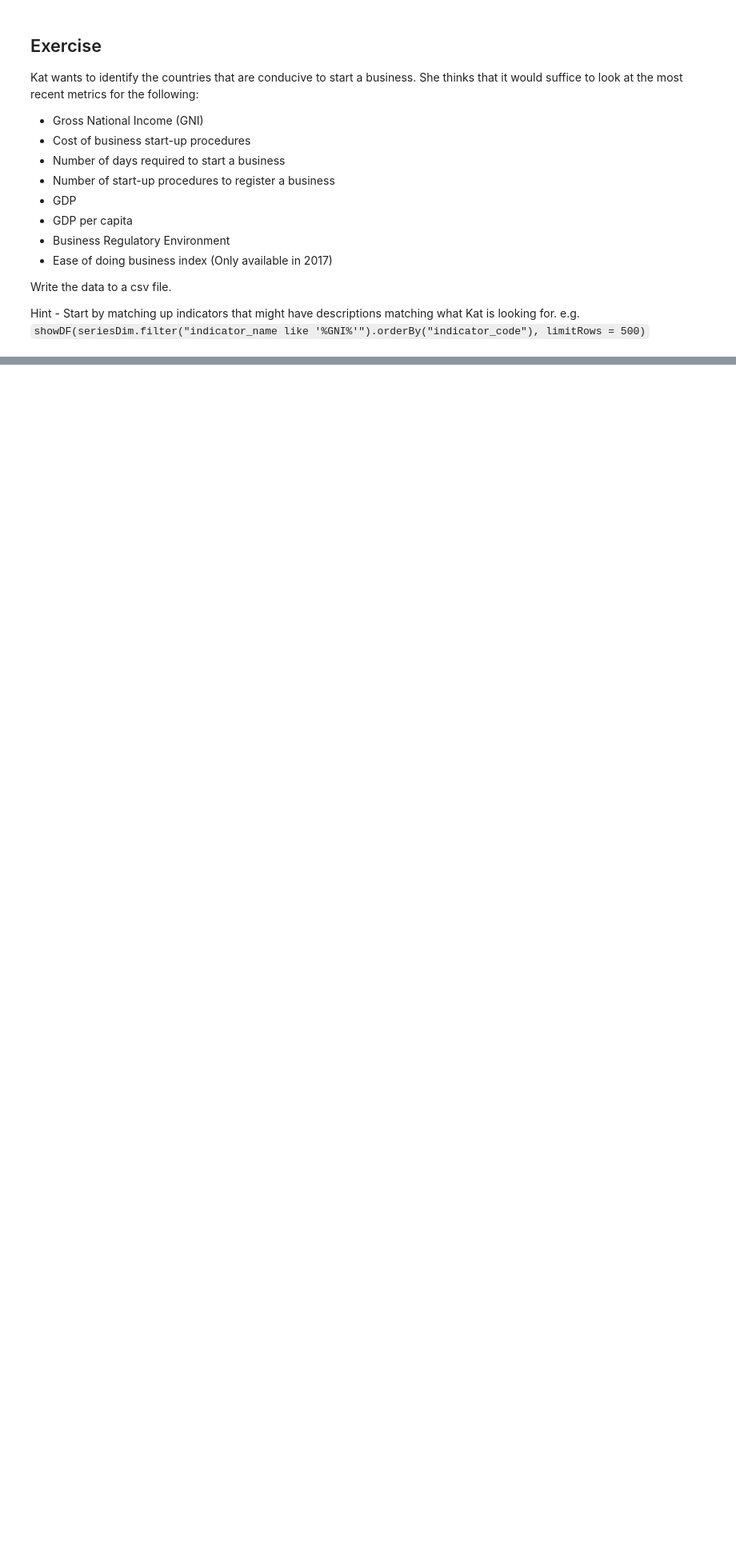
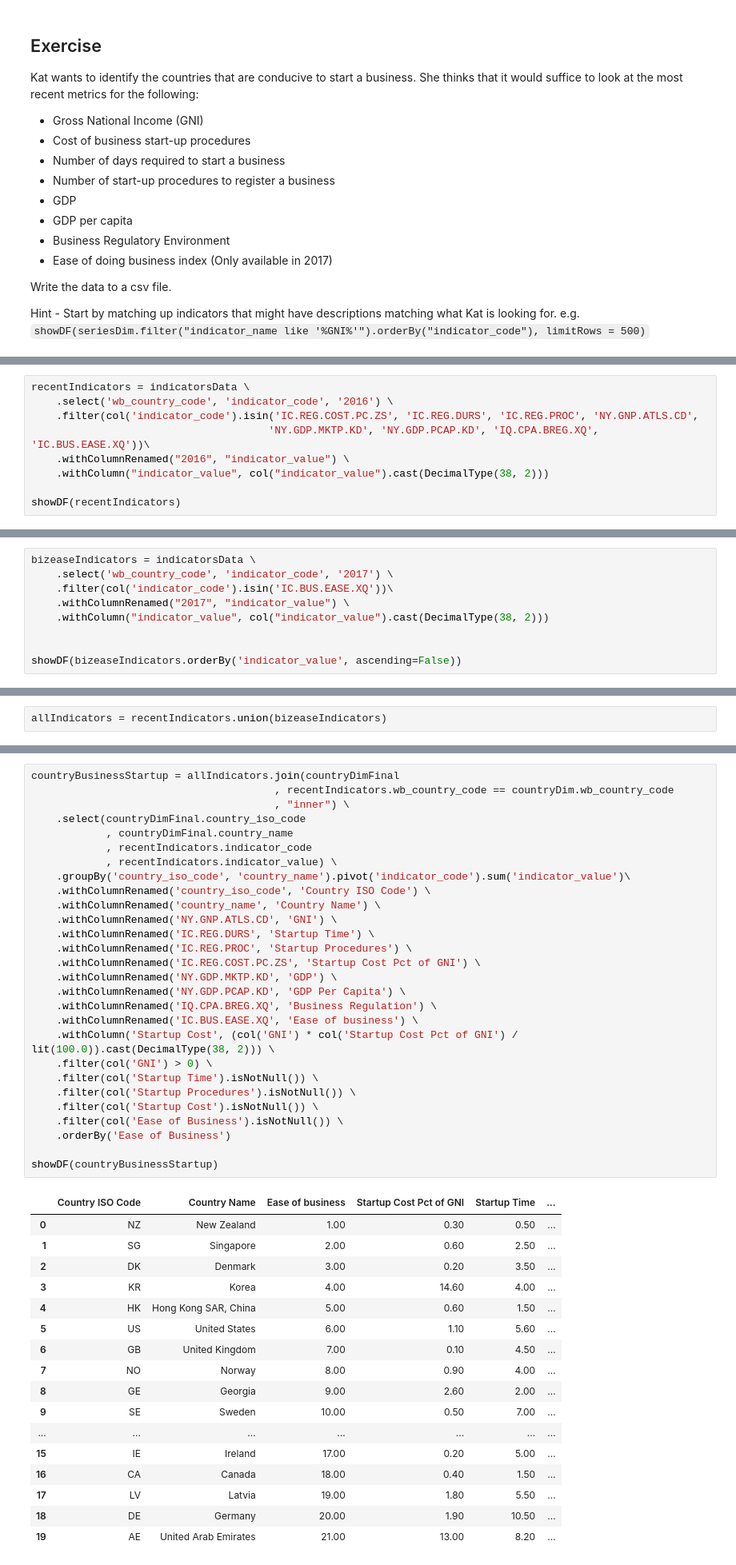
Before and after one commit to ajupton/WIBD-Workshops-2018, a Jupyter notebook: Data Engineering/WDI/notebooks/Data Engineering - Part 2.ipynb, the cells around one changed output, grey strips where cells are left out. Shown at 80% size. Drawn from its saved outputs; the diff is of its cells as text; blank space fills up the shorter version.

```diff
--- a/Data Engineering/WDI/notebooks/Data Engineering - Part 2.ipynb
+++ b/Data Engineering/WDI/notebooks/Data Engineering - Part 2.ipynb
@@ -567,0 +909,9 @@ Hint - Start by matching up indicators that might have descriptions matching wha
+# %%
+recentIndicators = indicatorsData \
+    .select('wb_country_code', 'indicator_code', '2016') \
+    .filter(col('indicator_code').isin('IC.REG.COST.PC.ZS', 'IC.REG.DURS', 'IC.REG.PROC', 'NY.GNP.ATLS.CD',
+                                      'NY.GDP.MKTP.KD', 'NY.GDP.PCAP.KD', 'IQ.CPA.BREG.XQ', 'IC.BUS.EASE.XQ'))\
+    .withColumnRenamed("2016", "indicator_value") \
+    .withColumn("indicator_value", col("indicator_value").cast(DecimalType(38, 2)))
+
+showDF(recentIndicators)
@@ -567,0 +936,9 @@ Hint - Start by matching up indicators that might have descriptions matching wha
+# %%
+bizeaseIndicators = indicatorsData \
+    .select('wb_country_code', 'indicator_code', '2017') \
+    .filter(col('indicator_code').isin('IC.BUS.EASE.XQ'))\
+    .withColumnRenamed("2017", "indicator_value") \
+    .withColumn("indicator_value", col("indicator_value").cast(DecimalType(38, 2)))
+
+
+showDF(bizeaseIndicators.orderBy('indicator_value', ascending=False))
@@ -567,0 +963,2 @@ Hint - Start by matching up indicators that might have descriptions matching wha
+# %%
+allIndicators = recentIndicators.union(bizeaseIndicators)
@@ -567,0 +1006,46 @@ Hint - Start by matching up indicators that might have descriptions matching wha
+# %%
+countryBusinessStartup = allIndicators.join(countryDimFinal
+                                       , recentIndicators.wb_country_code == countryDim.wb_country_code
+                                       , "inner") \
+    .select(countryDimFinal.country_iso_code
+            , countryDimFinal.country_name
+            , recentIndicators.indicator_code
+            , recentIndicators.indicator_value) \
+    .groupBy('country_iso_code', 'country_name').pivot('indicator_code').sum('indicator_value')\
+    .withColumnRenamed('country_iso_code', 'Country ISO Code') \
+    .withColumnRenamed('country_name', 'Country Name') \
+    .withColumnRenamed('NY.GNP.ATLS.CD', 'GNI') \
+    .withColumnRenamed('IC.REG.DURS', 'Startup Time') \
+    .withColumnRenamed('IC.REG.PROC', 'Startup Procedures') \
+    .withColumnRenamed('IC.REG.COST.PC.ZS', 'Startup Cost Pct of GNI') \
+    .withColumnRenamed('NY.GDP.MKTP.KD', 'GDP') \
+    .withColumnRenamed('NY.GDP.PCAP.KD', 'GDP Per Capita') \
+    .withColumnRenamed('IQ.CPA.BREG.XQ', 'Business Regulation') \
+    .withColumnRenamed('IC.BUS.EASE.XQ', 'Ease of business') \
+    .withColumn('Startup Cost', (col('GNI') * col('Startup Cost Pct of GNI') / lit(100.0)).cast(DecimalType(38, 2))) \
+    .filter(col('GNI') > 0) \
+    .filter(col('Startup Time').isNotNull()) \
+    .filter(col('Startup Procedures').isNotNull()) \
+    .filter(col('Startup Cost').isNotNull()) \
+    .filter(col('Ease of Business').isNotNull()) \
+    .orderBy('Ease of Business')
+
+showDF(countryBusinessStartup)
+# %% [output]
+|  | Country ISO Code | Country Name | Ease of business | Startup Cost Pct of GNI | Startup Time | ... |
+| 0 | NZ | New Zealand | 1.00 | 0.30 | 0.50 | ... |
+| 1 | SG | Singapore | 2.00 | 0.60 | 2.50 | ... |
+| 2 | DK | Denmark | 3.00 | 0.20 | 3.50 | ... |
+| 3 | KR | Korea | 4.00 | 14.60 | 4.00 | ... |
+| 4 | HK | Hong Kong SAR, China | 5.00 | 0.60 | 1.50 | ... |
+| 5 | US | United States | 6.00 | 1.10 | 5.60 | ... |
+| 6 | GB | United Kingdom | 7.00 | 0.10 | 4.50 | ... |
+| 7 | NO | Norway | 8.00 | 0.90 | 4.00 | ... |
+| 8 | GE | Georgia | 9.00 | 2.60 | 2.00 | ... |
+| 9 | SE | Sweden | 10.00 | 0.50 | 7.00 | ... |
+| ... | ... | ... | ... | ... | ... | ... |
+| 15 | IE | Ireland | 17.00 | 0.20 | 5.00 | ... |
+| 16 | CA | Canada | 18.00 | 0.40 | 1.50 | ... |
+| 17 | LV | Latvia | 19.00 | 1.80 | 5.50 | ... |
+| 18 | DE | Germany | 20.00 | 1.90 | 10.50 | ... |
+| 19 | AE | United Arab Emirates | 21.00 | 13.00 | 8.20 | ... |
```
Also changed, not shown: parts of 42 cells of this notebook, 12 other files.
